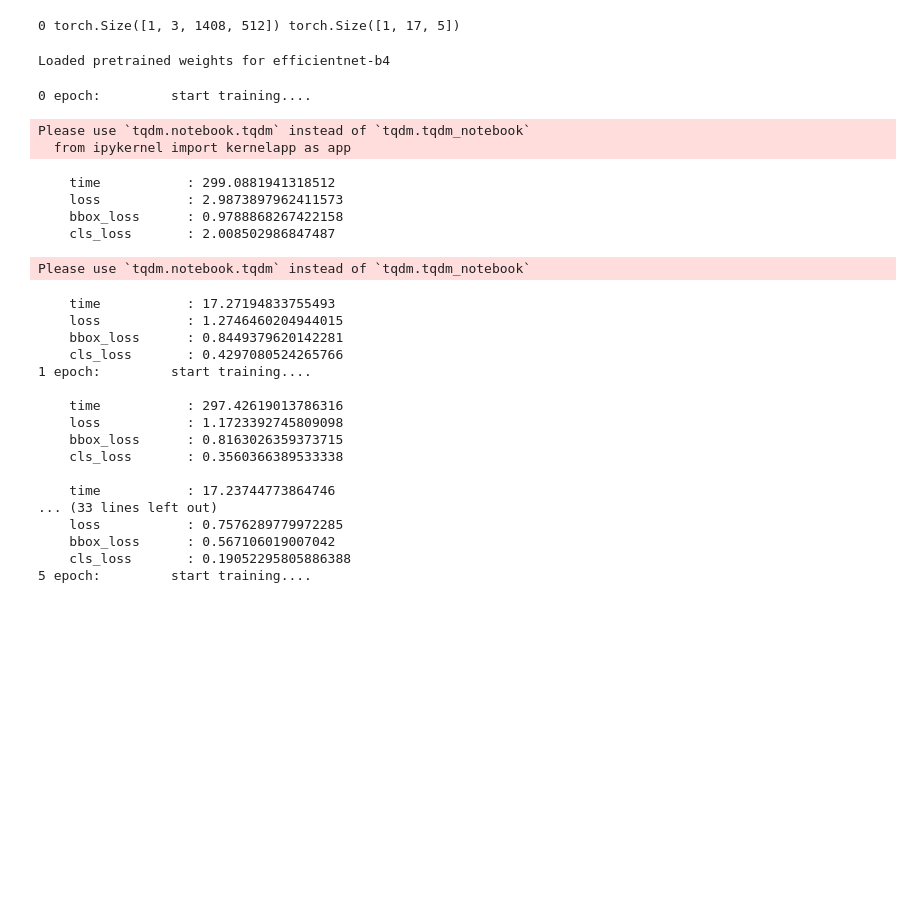
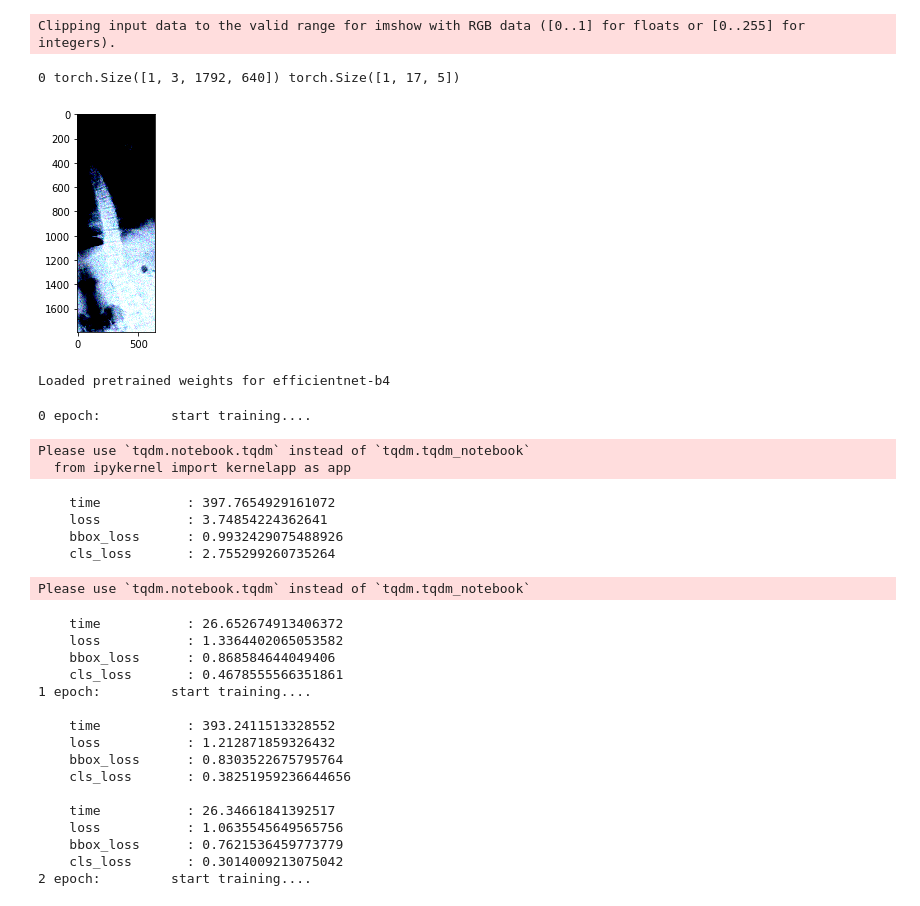
Before and after one commit to AryanRaj315/EfficientDet.Pytorch, a Jupyter notebook: train.ipynb, the cells around one changed output. Cells and saved outputs as stored; diff of their text form; code cells hidden in the pictures; blank space fills up the shorter version.

```diff
--- a/train.ipynb
+++ b/train.ipynb
@@ -116,9 +116,12 @@ test_dataloader = DataLoader(test_dataset,
 # %%
 for idx, (images, annotations) in enumerate(train_dataloader):
     print(idx ,images.shape, annotations.shape)
+    plt.imshow(images[0].permute(1,2,0))
     break
 # %% [output]
-0 torch.Size([1, 3, 1408, 512]) torch.Size([1, 17, 5])
+Clipping input data to the valid range for imshow with RGB data ([0..1] for floats or [0..255] for integers).
+0 torch.Size([1, 3, 1792, 640]) torch.Size([1, 17, 5])
+[figure, added]
 # %%
 model = EfficientDet(num_classes=num_classes,
                      network=network,
@@ -162,6 +165,7 @@ for epoch in range(num_epochs):
         classification, regression, anchors = model(images)
         classification_loss, regression_loss= criterion(
             classification, regression, anchors, annotations_bboxes)
+#         print(classification_loss)
         classification_loss = classification_loss.mean()
         regression_loss = regression_loss.mean()
         loss = classification_loss + regression_loss
@@ -223,7 +227,7 @@ for epoch in range(num_epochs):
 
     scheduler.step(np.mean(total_loss))
     df.iloc[epoch,2:] = [np.mean(cls_losses),np.mean(bbox_losses)]
-    df.to_csv('../logs/d4-downsample-(1536,512)c.csv')
+    df.to_csv('../logs/d4-downsample-(1920,640)-skull.csv')
     torch.cuda.empty_cache()
     arch = type(model).__name__
     state = {
@@ -235,32 +239,31 @@ for epoch in range(num_epochs):
     if best_loss>np.mean(bbox_losses):
         best_loss = np.mean(bbox_losses)
         torch.save(
-            state, './weights/d4-downsample-(1536,512)c.pth')
+            state, './weights/d4-downsample-(1920,640)-skull.pth')
 # %% [output]
 0 epoch:         start training....
 Please use `tqdm.notebook.tqdm` instead of `tqdm.tqdm_notebook`
   from ipykernel import kernelapp as app
-    time           : 299.0881941318512
-    loss           : 2.9873897962411573
-    bbox_loss      : 0.9788868267422158
-    cls_loss       : 2.008502986847487
+    time           : 397.7654929161072
+    loss           : 3.74854224362641
+    bbox_loss      : 0.9932429075488926
+    cls_loss       : 2.755299260735264
 Please use `tqdm.notebook.tqdm` instead of `tqdm.tqdm_notebook`
-    time           : 17.27194833755493
-    loss           : 1.2746460204944015
-    bbox_loss      : 0.8449379620142281
-    cls_loss       : 0.4297080524265766
+    time           : 26.652674913406372
+    loss           : 1.3364402065053582
+    bbox_loss      : 0.868584644049406
+    cls_loss       : 0.4678555566351861
 1 epoch:         start training....
 
-    time           : 297.42619013786316
-    loss           : 1.1723392745809098
-    bbox_loss      : 0.8163026359373715
-    cls_loss       : 0.3560366389533338
+    time           : 393.2411513328552
+    loss           : 1.212871859326432
+    bbox_loss      : 0.8303522675795764
+    cls_loss       : 0.38251959236644656
 
-    time           : 17.23744773864746
-... (33 lines left out)
-    loss           : 0.7576289779972285
-    bbox_loss      : 0.567106019007042
-    cls_loss       : 0.19052295805886388
-5 epoch:         start training....
+    time           : 26.34661841392517
+    loss           : 1.0635545649565756
+    bbox_loss      : 0.7621536459773779
+    cls_loss       : 0.3014009213075042
+2 epoch:         start training....
 # %%
 model.is_training = False
```
Also changed, not shown: parts of 10 cells of this notebook, 2 other files.
